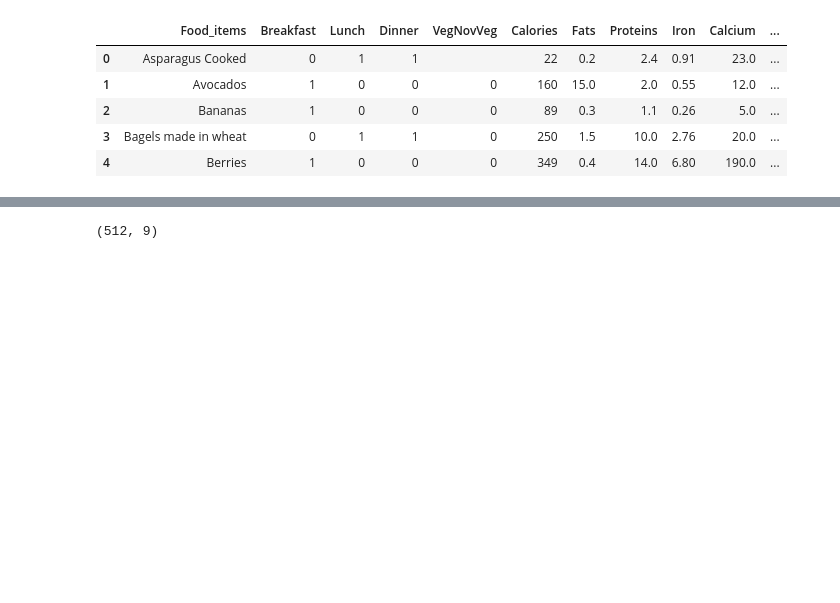
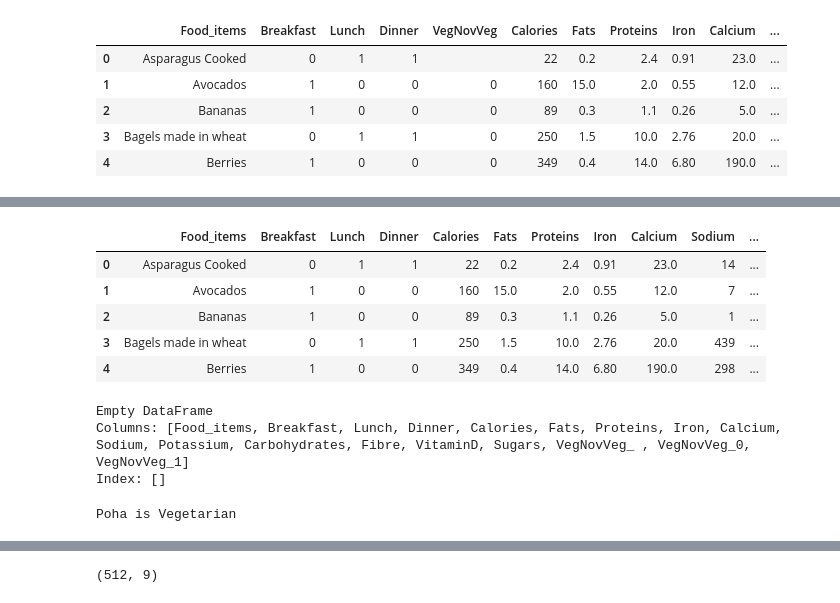
Before and after one commit to GayatriGide/NutriGuru, a Jupyter notebook: recommender.ipynb, the cells around one changed output, grey strips where cells are left out. Cells and saved outputs as stored; diff of their text form; code cells hidden in the pictures; blank space fills up the shorter version.

```diff
--- a/recommender.ipynb
+++ b/recommender.ipynb
@@ -223,0 +268,15 @@ plt.show()
+# %%
+food.head()
+# %% [output]
+|  | Food_items | Breakfast | Lunch | Dinner | Calories | Fats | Proteins | Iron | Calcium | Sodium | ... |
+| 0 | Asparagus Cooked | 0 | 1 | 1 | 22 | 0.2 | 2.4 | 0.91 | 23.0 | 14 | ... |
+| 1 | Avocados | 1 | 0 | 0 | 160 | 15.0 | 2.0 | 0.55 | 12.0 | 7 | ... |
+| 2 | Bananas | 1 | 0 | 0 | 89 | 0.3 | 1.1 | 0.26 | 5.0 | 1 | ... |
+| 3 | Bagels made in wheat | 0 | 1 | 1 | 250 | 1.5 | 10.0 | 2.76 | 20.0 | 439 | ... |
+| 4 | Berries | 1 | 0 | 0 | 349 | 0.4 | 14.0 | 6.80 | 190.0 | 298 | ... |
+# %%
+print(food[food['VegNovVeg_1'] == "True"])
+# %% [output]
+Empty DataFrame
+Columns: [Food_items, Breakfast, Lunch, Dinner, Calories, Fats, Proteins, Iron, Calcium, Sodium, Potassium, Carbohydrates, Fibre, VitaminD, Sugars, VegNovVeg_ , VegNovVeg_0, VegNovVeg_1]
+Index: []
@@ -223,0 +309,6 @@ plt.show()
+# %%
+food_item = input("Food Item : ")
+status = check_food_vegnonveg_hierarchical(food, food_item)
+print(f"{food_item} is {status}")
+# %% [output]
+Poha is Vegetarian
```
Also changed, not shown: parts of 29 cells of this notebook, 2 other files.
